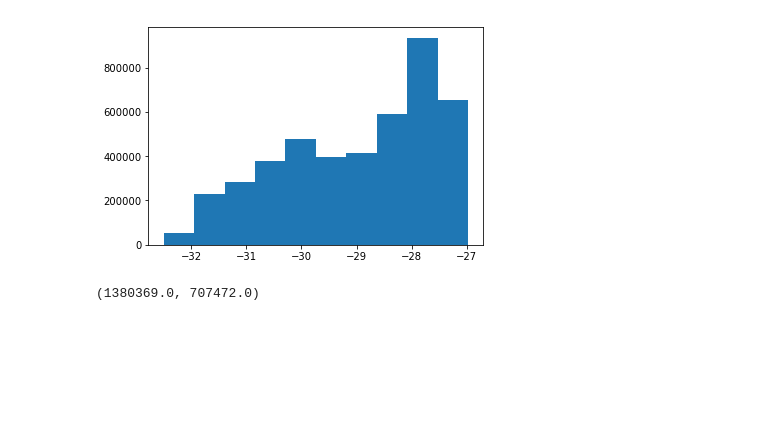
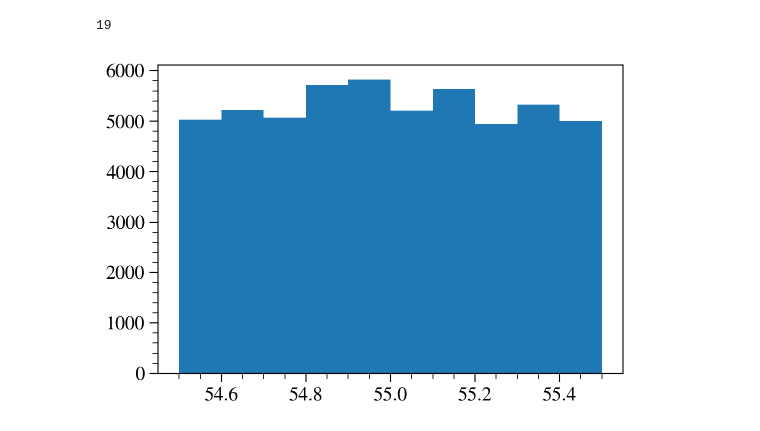
Before and after one commit to LSSTDESC/DC2-production, a Jupyter notebook: Notebooks/FoFCatalogMatching Histogram.ipynb, the cells around one changed output. Drawn from its saved outputs; the diff is of its cells as text; code cells hidden in the pictures; blank space fills up the shorter version.

```diff
--- a/Notebooks/FoFCatalogMatching Histogram.ipynb
+++ b/Notebooks/FoFCatalogMatching Histogram.ipynb
@@ -39,2 +37,2 @@ inputCat = Table({'ra' : raCoordinatesInputCat, 'dec' : decCoordinatesInputCat})
 # %%
-outputCatalog = GCRCatalogs.load_catalog('dc2_coadd_run1.1p')
+coaddCat = GCRCatalogs.load_catalog('dc2_coadd_run1.1p')
@@ -56,4 +38,0 @@ _=plt.hist(raCoordinatesOutputCat)
-# %%
-_=plt.hist(decCoordinatesOutputCat)
-# %% [output]
-[figure, removed]
@@ -117,4 +39,5 @@ for a in inputNdx:
-# %%
-hist2d[1,0],hist2d[0,1]
-# %% [output]
-(1380369.0, 707472.0)
+# %%
+tracts = list(coaddCat.available_tracts)
+print(len(tracts))
+# %% [output]
+19
@@ -120,0 +46,4 @@ hist2d[1,0],hist2d[0,1]
+# %%
+plt.hist(coordinatesCoaddCat['ra']);
+# %% [output]
+[figure, added]
```
Also changed, not shown: parts of 33 cells of this notebook, 3 other files.
